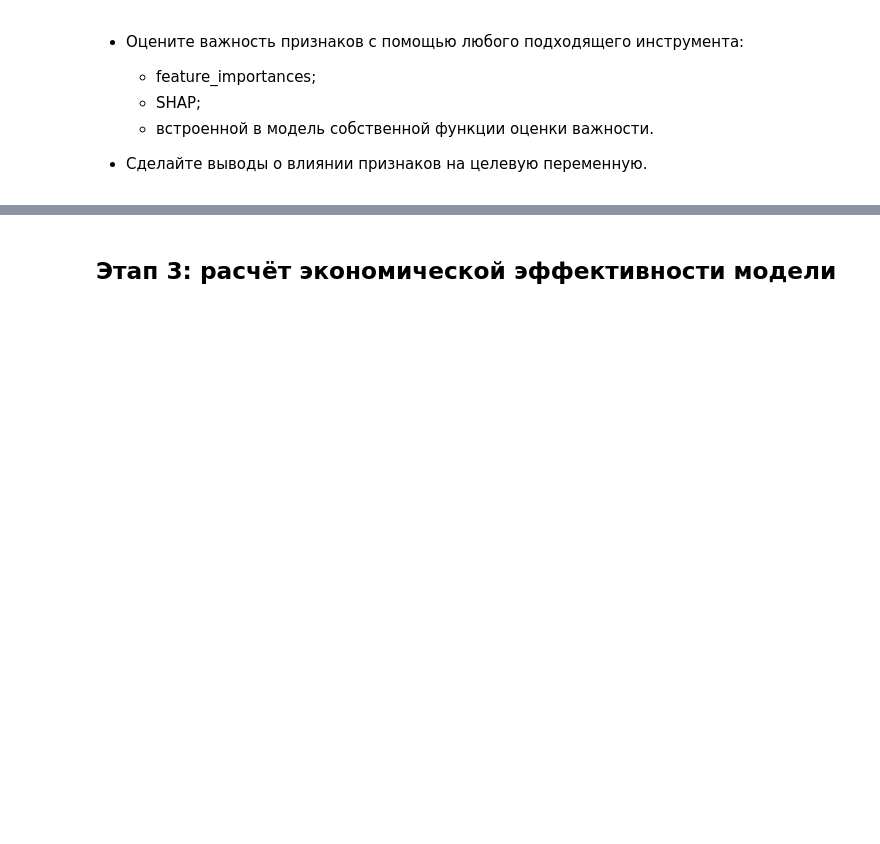
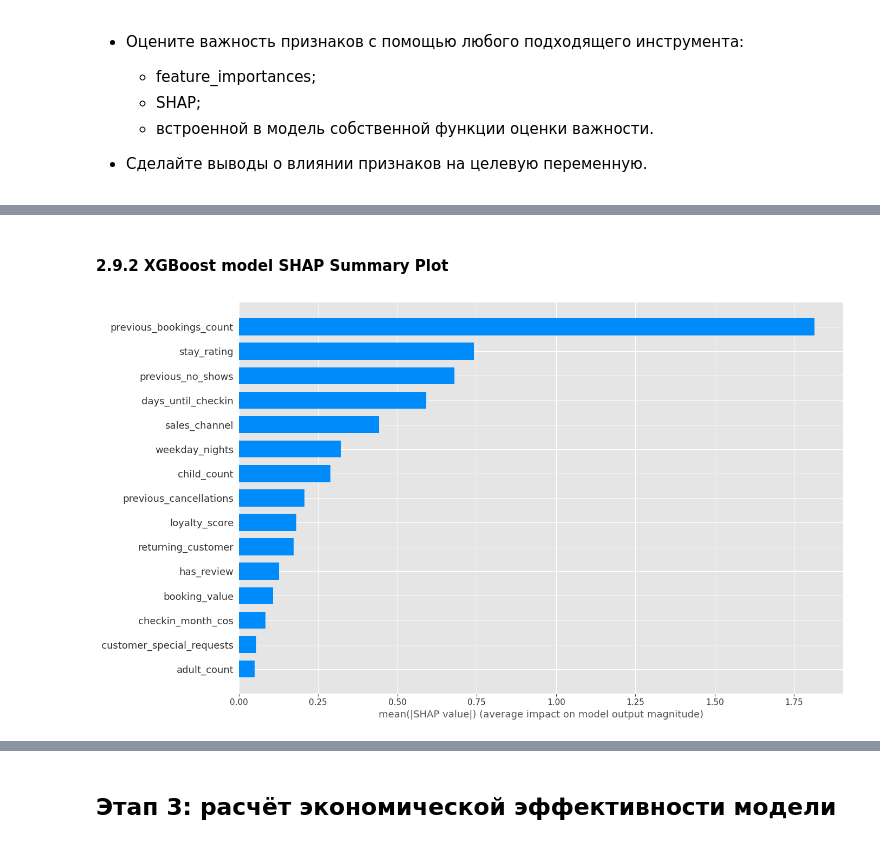
Before and after one commit to TemaQDX/project_module_04_urbanstay, a Jupyter notebook: project_module_04_urbanstay_Artem_Burov.ipynb, the cells around one changed output, grey strips where cells are left out. Cells and saved outputs as stored; diff of their text form; code cells hidden in the pictures; blank space fills up the shorter version.

Commit message:
pre final test

```diff
--- a/project_module_04_urbanstay_Artem_Burov.ipynb
+++ b/project_module_04_urbanstay_Artem_Burov.ipynb
@@ -3324,0 +3365,11 @@ IR (%)                             61.01%          57.79%
+# %% [markdown]
+#### 2.9.2 XGBoost model SHAP Summary Plot
+# %%
+# SHAP bar-chart
+
+explainer = shap.TreeExplainer(xgb_best_model)
+shap_values = explainer.shap_values(X_test)
+
+shap.summary_plot(shap_values, X_test, plot_type="bar", plot_size=(14,8), max_display=15)
+# %% [output]
+[figure, added]
```
Also changed, not shown: parts of 13 cells of this notebook.
